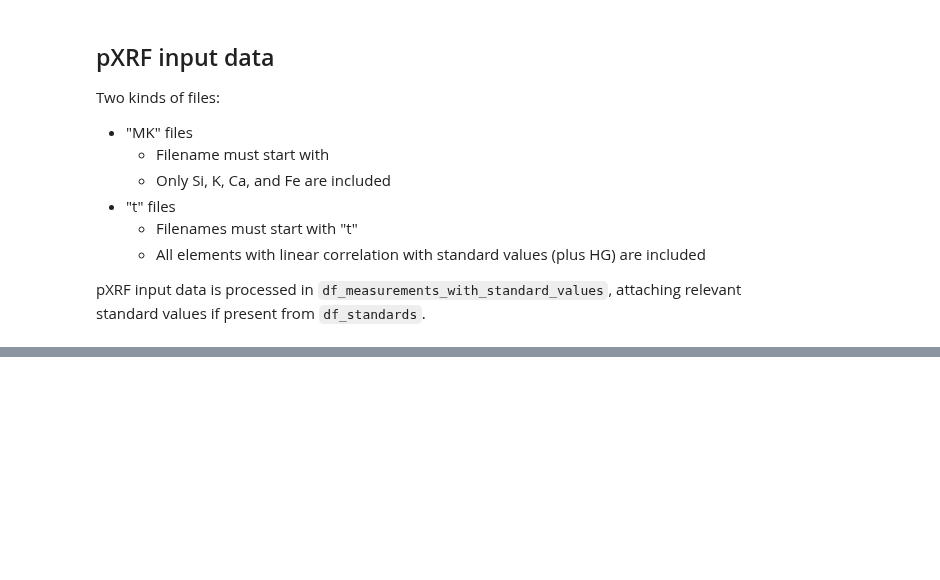
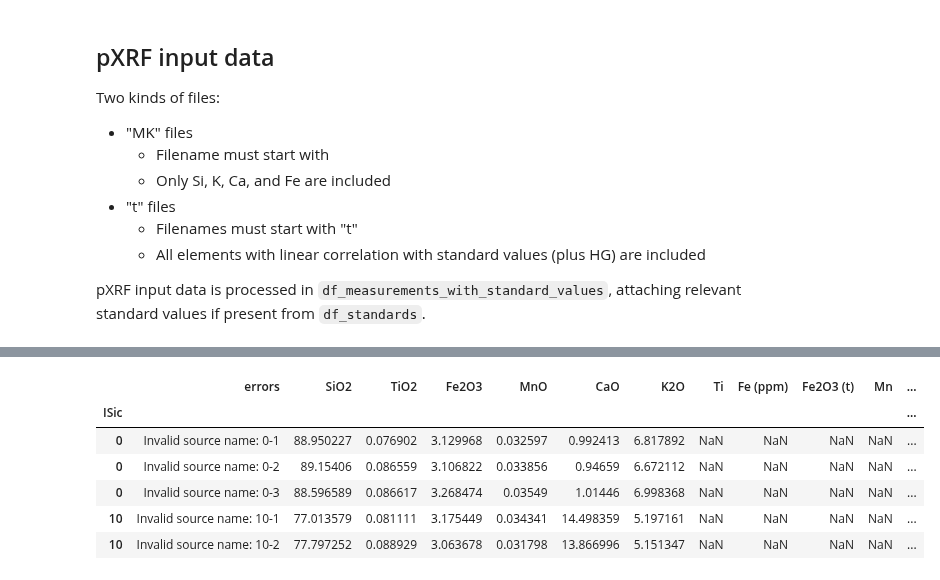
Before and after one commit to kingsdigitallab/crossreads-petrography, a Jupyter notebook: data/pXRF/pXRF.ipynb, the cells around one changed output, grey strips where cells are left out. Cells and saved outputs as stored; diff of their text form; code cells hidden in the pictures; blank space fills up the shorter version.

```diff
--- a/data/pXRF/pXRF.ipynb
+++ b/data/pXRF/pXRF.ipynb
@@ -143,2 +175,0 @@ xrf.df_adjusted.query('Element=="Hg"').sort_values('Mass_fraction')
-# %%
-xrf.run()
@@ -144,0 +178,6 @@ xrf.run()
+# %%
+debug_mk = False
+
+current_date = date.isoformat(date.today())
+
+os.makedirs(f"{output_path}/{current_date}", exist_ok=True)
@@ -144,0 +432,8 @@ xrf.run()
+# %%
+df_logbook = pd.read_excel(
+    xrf.path_descriptions,
+    sheet_name="Sheet1",
+    header=0,
+    index_col=0,
+)
+df_logbook.head()
@@ -144,0 +448,45 @@ xrf.run()
+# %%
+# Convert the index back into a column
+df_descriptions = df_corrected.reset_index()
+df_descriptions["desc_key"] = df_descriptions["ISic"].str.rsplit("-").str[1].str.strip()
+df_descriptions["desc_key"] = df_descriptions["desc_key"].astype(str)
+df_descriptions["ISic"] = df_descriptions["ISic"].str.rsplit("-").str[0].str.strip()
+
+# Convert the desc_key into the format letter = letter index in the alphabet
+df_descriptions["desc_key"] = df_descriptions["desc_key"].apply(
+    lambda x: f"{chr(64 + int(x)).lower()} = {x}"
+    if x.isdigit()
+    else f"{x} = {(ord(x.upper()) - 64)}"
+    if len(x) == 1
+    else x
+)
+
+logbook_columns = df_logbook.columns
+
+df_descriptions["desc"] = df_descriptions.apply(
+    lambda row: df_logbook.loc[df_logbook["Isic"] == row["ISic"], row["desc_key"]].iloc[
+        0
+    ]
+    if row["desc_key"] in logbook_columns
+    and len(df_logbook[df_logbook["Isic"] == row["ISic"]]) > 0
+    else row["desc_key"],
+    axis=1,
+)
+df_descriptions["desc"] = df_descriptions["desc"].str.split(",").str[0].str.strip()
+
+df_descriptions = df_descriptions.drop(columns=["desc_key"])
+
+# Set the index to the ISic column
+df_descriptions = df_descriptions.set_index("ISic")
+
+# Save the dataframe to a csv file
+df_descriptions.to_csv(f"{output_path}/{current_date}/pXRF_corrected_values_with_descriptions.csv")
+df_descriptions.head()
+# %% [output]
+|  | errors | SiO2 | TiO2 | Fe2O3 | MnO | CaO | K2O | Ti | Fe (ppm) | Fe2O3 (t) | Mn | ... |
+| ISic |  |  |  |  |  |  |  |  |  |  |  | ... |
+| 0 | Invalid source name: 0-1 | 88.950227 | 0.076902 | 3.129968 | 0.032597 | 0.992413 | 6.817892 | NaN | NaN | NaN | NaN | ... |
+| 0 | Invalid source name: 0-2 | 89.15406 | 0.086559 | 3.106822 | 0.033856 | 0.94659 | 6.672112 | NaN | NaN | NaN | NaN | ... |
+| 0 | Invalid source name: 0-3 | 88.596589 | 0.086617 | 3.268474 | 0.03549 | 1.01446 | 6.998368 | NaN | NaN | NaN | NaN | ... |
+| 10 | Invalid source name: 10-1 | 77.013579 | 0.081111 | 3.175449 | 0.034341 | 14.498359 | 5.197161 | NaN | NaN | NaN | NaN | ... |
+| 10 | Invalid source name: 10-2 | 77.797252 | 0.088929 | 3.063678 | 0.031798 | 13.866996 | 5.151347 | NaN | NaN | NaN | NaN | ... |
```
Also changed, not shown: parts of 24 cells of this notebook.
